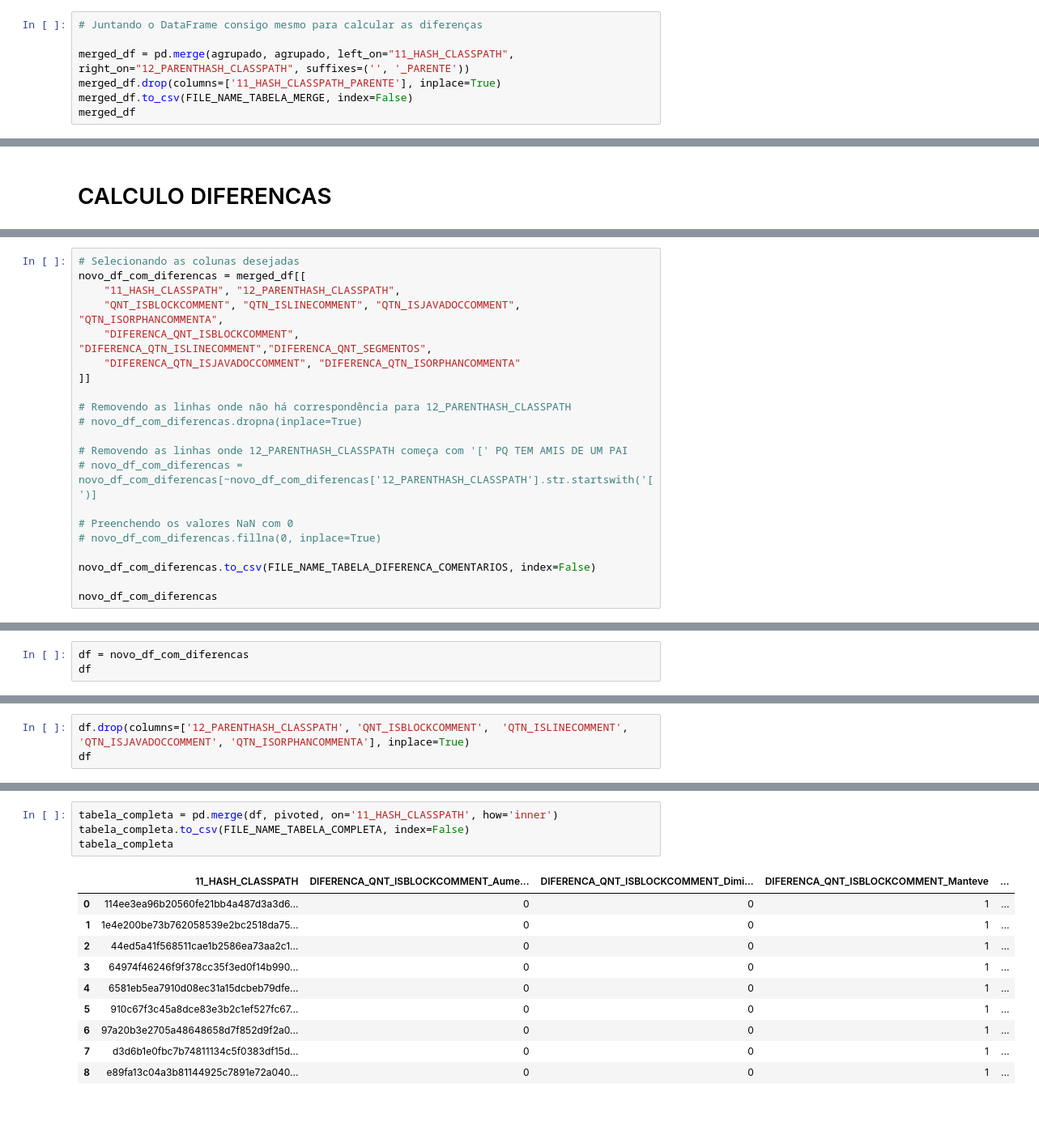
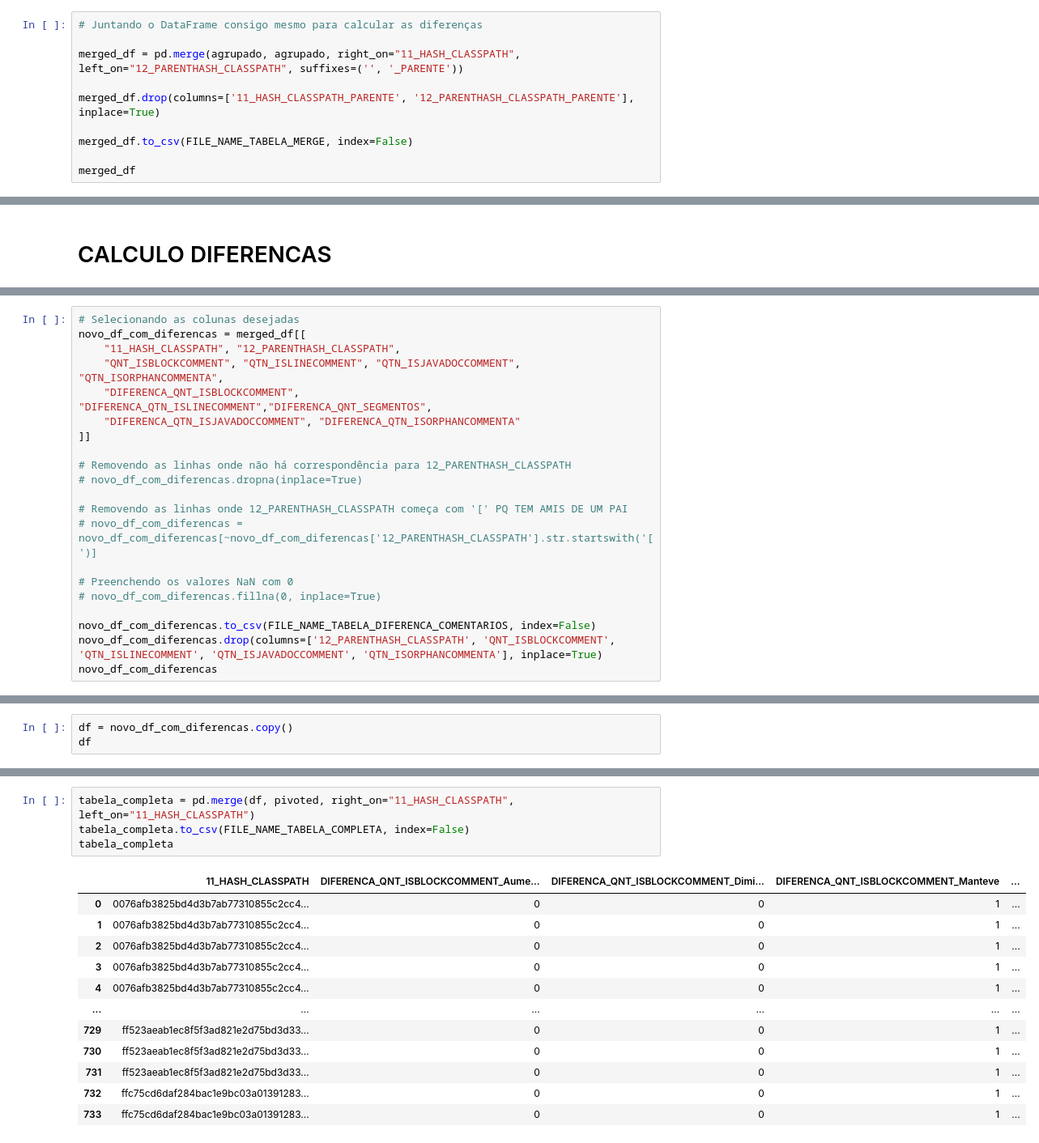
Before and after one commit to KleitonEwerton/project-analyzer-with-parsers, a Jupyter notebook: analise_refatoracao.ipynb, the cells around one changed output, grey strips where cells are left out. Shown at 81% size. Cells and saved outputs as stored; diff of their text form; blank space fills up the shorter version.

```diff
--- a/analise_refatoracao.ipynb
+++ b/analise_refatoracao.ipynb
@@ -134,9 +136,12 @@ agrupado
 # %%
 # Juntando o DataFrame consigo mesmo para calcular as diferenças
 
-merged_df = pd.merge(agrupado, agrupado, left_on="11_HASH_CLASSPATH", right_on="12_PARENTHASH_CLASSPATH", suffixes=('', '_PARENTE'))
-merged_df.drop(columns=['11_HASH_CLASSPATH_PARENTE'], inplace=True)
+merged_df = pd.merge(agrupado, agrupado, right_on="11_HASH_CLASSPATH", left_on="12_PARENTHASH_CLASSPATH", suffixes=('', '_PARENTE'))
+
+merged_df.drop(columns=['11_HASH_CLASSPATH_PARENTE', '12_PARENTHASH_CLASSPATH_PARENTE'], inplace=True)
+
 merged_df.to_csv(FILE_NAME_TABELA_MERGE, index=False)
+
 merged_df
 # %% [output]
 |  | 11_HASH_CLASSPATH | 12_PARENTHASH_CLASSPATH | QNT_SEGMENTOS | QNT_ISBLOCKCOMMENT | QTN_ISLINECOMMENT | ... |
@@ -197,6 +178,6 @@ novo_df_com_diferencas = merged_df[[
 # novo_df_com_diferencas.fillna(0, inplace=True)
 
 novo_df_com_diferencas.to_csv(FILE_NAME_TABELA_DIFERENCA_COMENTARIOS, index=False)
-
+novo_df_com_diferencas.drop(columns=['12_PARENTHASH_CLASSPATH', 'QNT_ISBLOCKCOMMENT',  'QTN_ISLINECOMMENT', 'QTN_ISJAVADOCCOMMENT', 'QTN_ISORPHANCOMMENTA'], inplace=True)
 novo_df_com_diferencas
 # %% [output]
@@ -216,4 +189,4 @@ novo_df_com_diferencas
 # %%
-df = novo_df_com_diferencas
+df = novo_df_com_diferencas.copy()
 df
 # %% [output]
@@ -233,3 +193,0 @@ df
-# %%
-df.drop(columns=['12_PARENTHASH_CLASSPATH', 'QNT_ISBLOCKCOMMENT',  'QTN_ISLINECOMMENT', 'QTN_ISJAVADOCCOMMENT', 'QTN_ISORPHANCOMMENTA'], inplace=True)
-df
@@ -570,15 +363,17 @@ df.to_csv('df.csv', index=False)
 # %%
-tabela_completa = pd.merge(df, pivoted, on='11_HASH_CLASSPATH', how='inner')
+tabela_completa = pd.merge(df, pivoted, right_on="11_HASH_CLASSPATH", left_on="11_HASH_CLASSPATH")
 tabela_completa.to_csv(FILE_NAME_TABELA_COMPLETA, index=False)
 tabela_completa
 # %% [output]
 |  | 11_HASH_CLASSPATH | DIFERENCA_QNT_ISBLOCKCOMMENT_Aume... | DIFERENCA_QNT_ISBLOCKCOMMENT_Dimi... | DIFERENCA_QNT_ISBLOCKCOMMENT_Manteve | ... |
-| 0 | 114ee3ea96b20560fe21bb4a487d3a3d6... | 0 | 0 | 1 | ... |
-| 1 | 1e4e200be73b762058539e2bc2518da75... | 0 | 0 | 1 | ... |
-| 2 | 44ed5a41f568511cae1b2586ea73aa2c1... | 0 | 0 | 1 | ... |
-| 3 | 64974f46246f9f378cc35f3ed0f14b990... | 0 | 0 | 1 | ... |
-| 4 | 6581eb5ea7910d08ec31a15dcbeb79dfe... | 0 | 0 | 1 | ... |
-| 5 | 910c67f3c45a8dce83e3b2c1ef527fc67... | 0 | 0 | 1 | ... |
-| 6 | 97a20b3e2705a48648658d7f852d9f2a0... | 0 | 0 | 1 | ... |
-| 7 | d3d6b1e0fbc7b74811134c5f0383df15d... | 0 | 0 | 1 | ... |
-| 8 | e89fa13c04a3b81144925c7891e72a040... | 0 | 0 | 1 | ... |
+| 0 | 0076afb3825bd4d3b7ab77310855c2cc4... | 0 | 0 | 1 | ... |
+| 1 | 0076afb3825bd4d3b7ab77310855c2cc4... | 0 | 0 | 1 | ... |
+| 2 | 0076afb3825bd4d3b7ab77310855c2cc4... | 0 | 0 | 1 | ... |
+| 3 | 0076afb3825bd4d3b7ab77310855c2cc4... | 0 | 0 | 1 | ... |
+| 4 | 0076afb3825bd4d3b7ab77310855c2cc4... | 0 | 0 | 1 | ... |
+| ... | ... | ... | ... | ... | ... |
+| 729 | ff523aeab1ec8f5f3ad821e2d75bd3d33... | 0 | 0 | 1 | ... |
+| 730 | ff523aeab1ec8f5f3ad821e2d75bd3d33... | 0 | 0 | 1 | ... |
+| 731 | ff523aeab1ec8f5f3ad821e2d75bd3d33... | 0 | 0 | 1 | ... |
+| 732 | ffc75cd6daf284bac1e9bc03a01391283... | 0 | 0 | 1 | ... |
+| 733 | ffc75cd6daf284bac1e9bc03a01391283... | 0 | 0 | 1 | ... |
```
Also changed, not shown: parts of 22 cells of this notebook, 1 other file.
